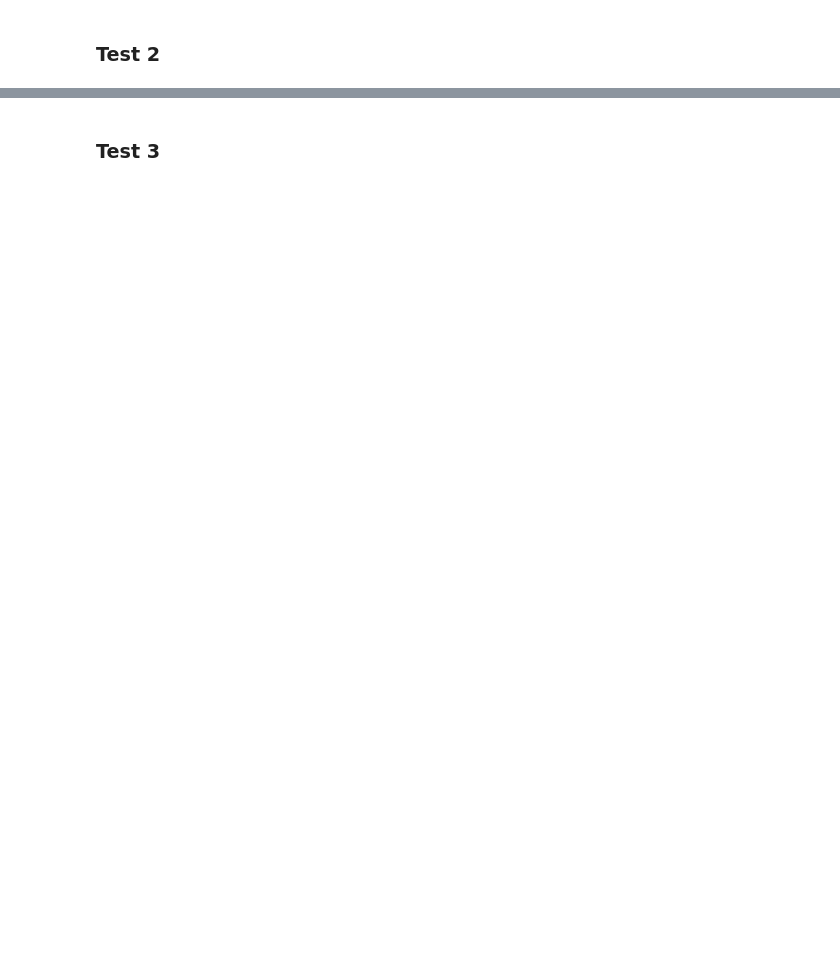
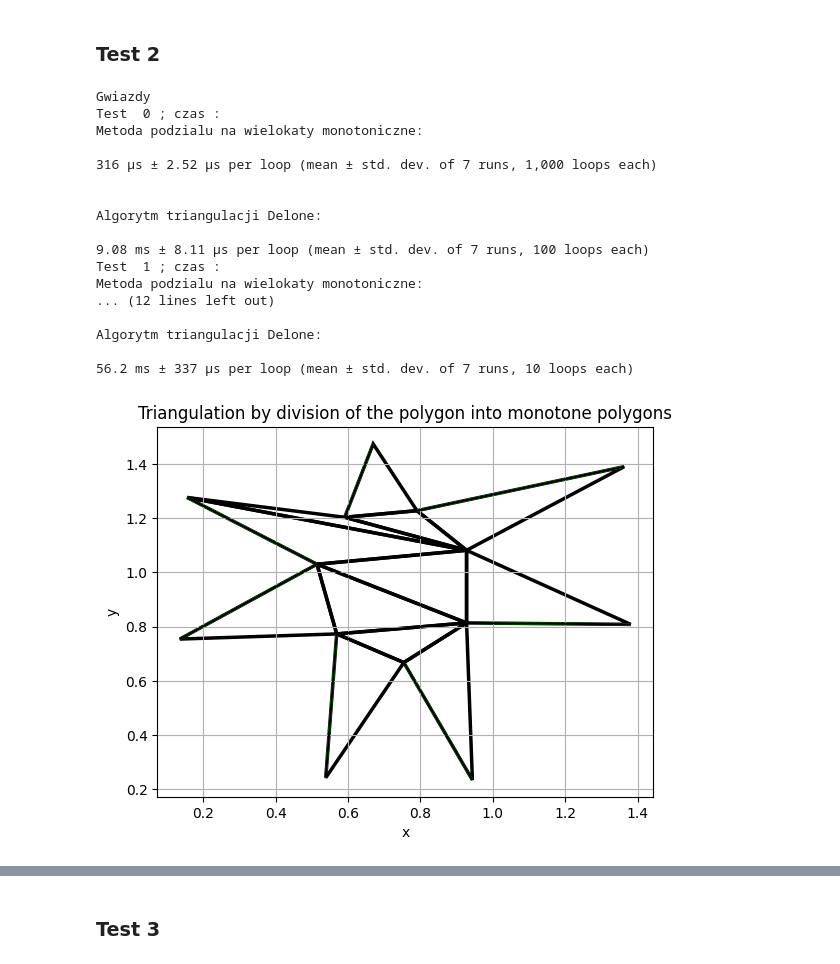
Before and after one commit to arturgesiarz/TriangulationProject, a Jupyter notebook: TriangulationAlgorithms.ipynb, the cells around one changed output, grey strips where cells are left out. Drawn from its saved outputs; the diff is of its cells as text; code cells hidden in the pictures; blank space fills up the shorter version.

```diff
--- a/TriangulationAlgorithms.ipynb
+++ b/TriangulationAlgorithms.ipynb
@@ -2904,16 +2936,35 @@ t2 = [
 # %%
 print("Gwiazdy")
 for i in range(len(t2)):
     print("Test ",i,"; czas :")
-    #
-    # print("Metoda podzialu na wielokaty monotoniczne:\n")
-    # %timeit triang_polygon_vis(t2[i])
-    # visFirst = triang_polygon_vis(t2[i])
-    # visFirst.show()
-    #
-    # print('\n')
-    #
-    # print("Algorytm triangulacji Delone:\n")
-    # %timeit delunay(t2[i])
-    # _, visDelone = delunayDraw(t2[i])
-    # visDelone.show()
+
+    print("Metoda podzialu na wielokaty monotoniczne:\n")
+    %timeit triang_polygon_vis(t2[i])
+    visFirst = triang_polygon_vis(t2[i])
+    visFirst.show()
+
+    print('\n')
+
+    print("Algorytm triangulacji Delone:\n")
+    %timeit delunay(t2[i])
+    _, visDelone = delunayDraw(t2[i])
+    visDelone.show()
+# %% [output]
+Gwiazdy
+Test  0 ; czas :
+Metoda podzialu na wielokaty monotoniczne:
+
+316 µs ± 2.52 µs per loop (mean ± std. dev. of 7 runs, 1,000 loops each)
+
+
+Algorytm triangulacji Delone:
+
+9.08 ms ± 8.11 µs per loop (mean ± std. dev. of 7 runs, 100 loops each)
+Test  1 ; czas :
+Metoda podzialu na wielokaty monotoniczne:
+... (12 lines left out)
+
+Algorytm triangulacji Delone:
+
+56.2 ms ± 337 µs per loop (mean ± std. dev. of 7 runs, 10 loops each)
+[figure, added]
```
Also changed, not shown: parts of 6 cells of this notebook.
